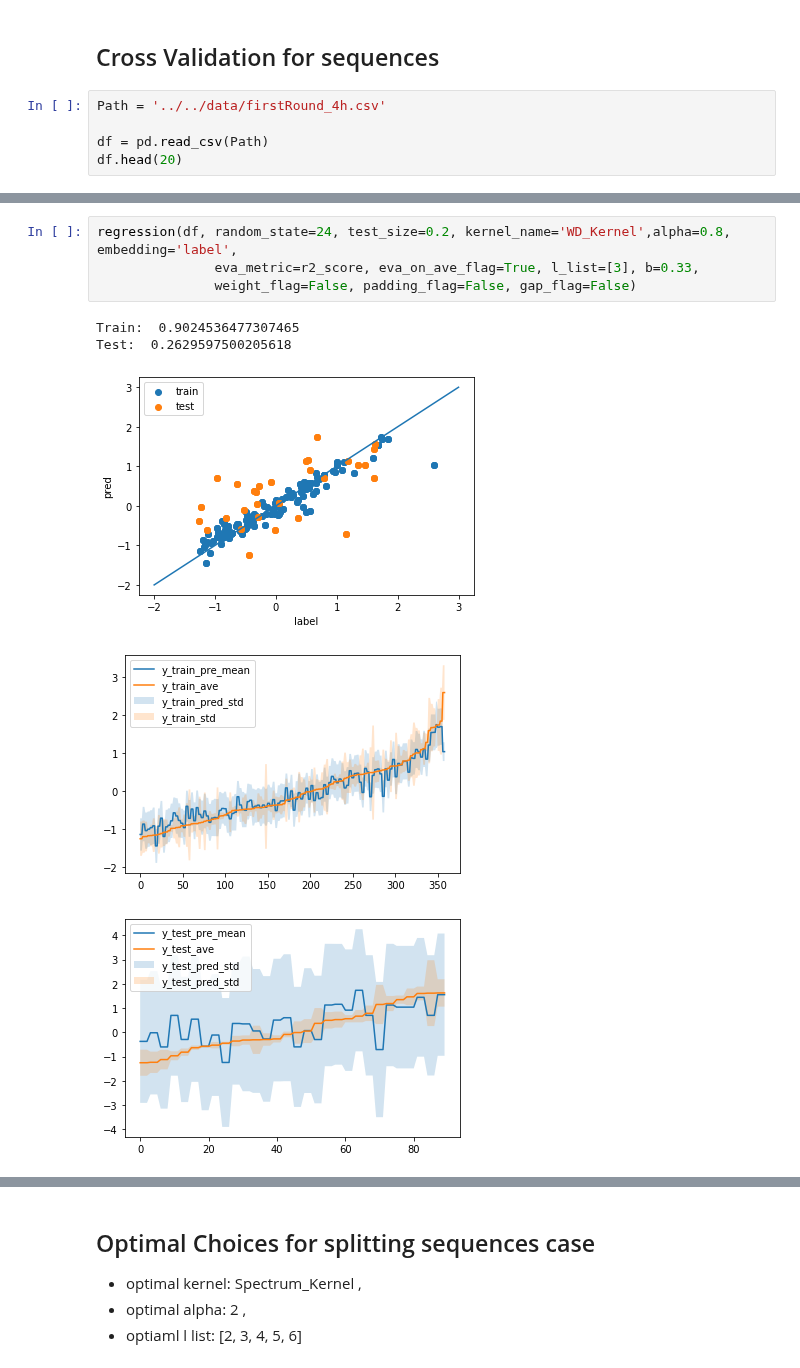
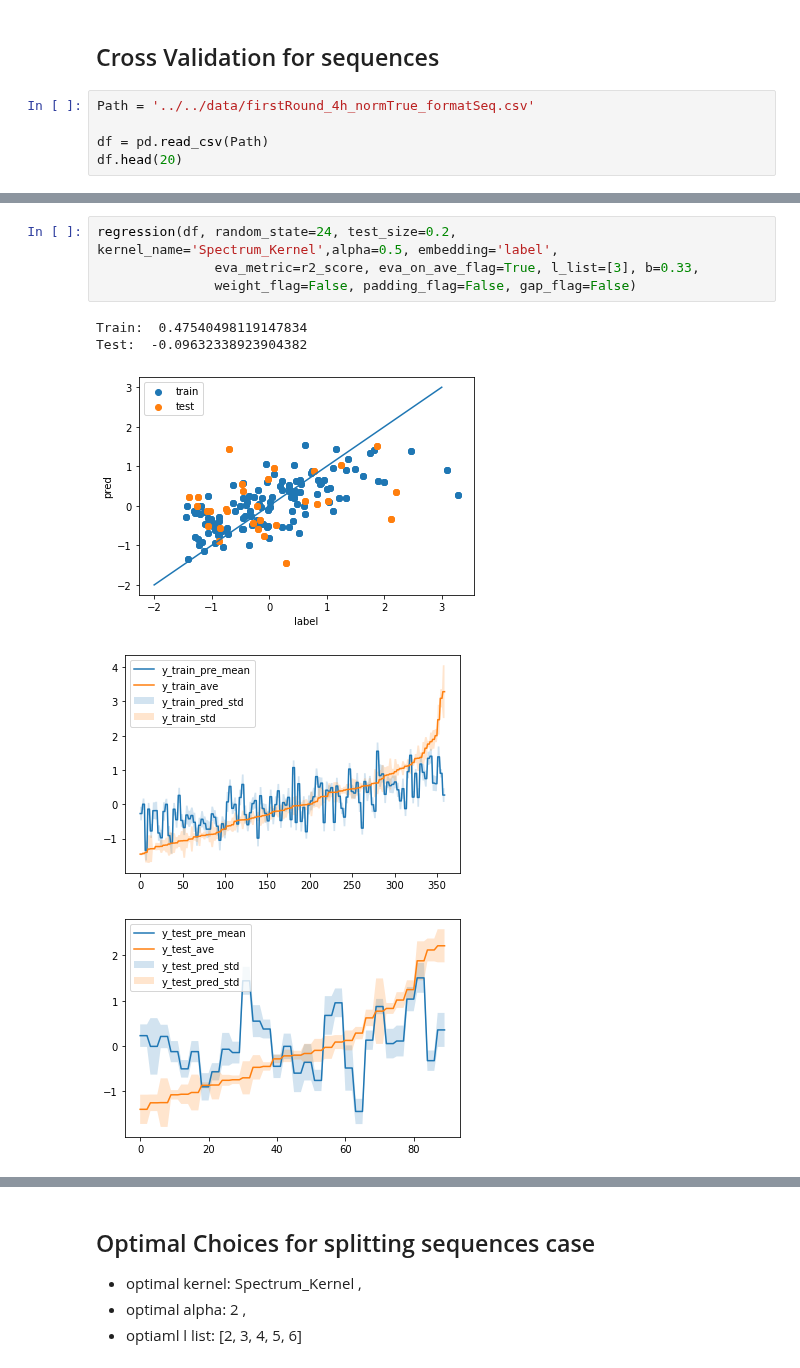
Before and after one commit to mholowko/Solaris, a Jupyter notebook: notebooks/result_analysis/first_round_result_regression-Eva_on_ave.ipynb, the cells around one changed output, grey strips where cells are left out. Cells and saved outputs as stored; diff of their text form.

Commit message:
update regression for new labels

```diff
--- a/notebooks/result_analysis/first_round_result_regression-Eva_on_ave.ipynb
+++ b/notebooks/result_analysis/first_round_result_regression-Eva_on_ave.ipynb
@@ -111,7 +111,7 @@ gap_flag = False
 # %% [markdown]
 ## Cross Validation for sequences
 # %%
-Path = '../../data/firstRound_4h.csv'
+Path = '../../data/firstRound_4h_normTrue_formatSeq.csv'
 
 df = pd.read_csv(Path)
 df.head(20)
@@ -141,10 +151,10 @@ df.shape
 # %%
-regression(df, random_state=24, test_size=0.2, kernel_name='WD_Kernel',alpha=0.8, embedding='label',
+regression(df, random_state=24, test_size=0.2, kernel_name='Spectrum_Kernel',alpha=0.5, embedding='label',
                eva_metric=r2_score, eva_on_ave_flag=True, l_list=[3], b=0.33,
                weight_flag=False, padding_flag=False, gap_flag=False)
 # %% [output]
-Train:  0.9024536477307465
-Test:  0.2629597500205618
+Train:  0.47540498119147834
+Test:  -0.09632338923904382
-[figure, old version]
+[figure, new version]
-[figure, old version]
+[figure, new version]
-[figure, old version]
+[figure, new version]
```
Also changed, not shown: parts of 16 cells of this notebook, 1 other file.
